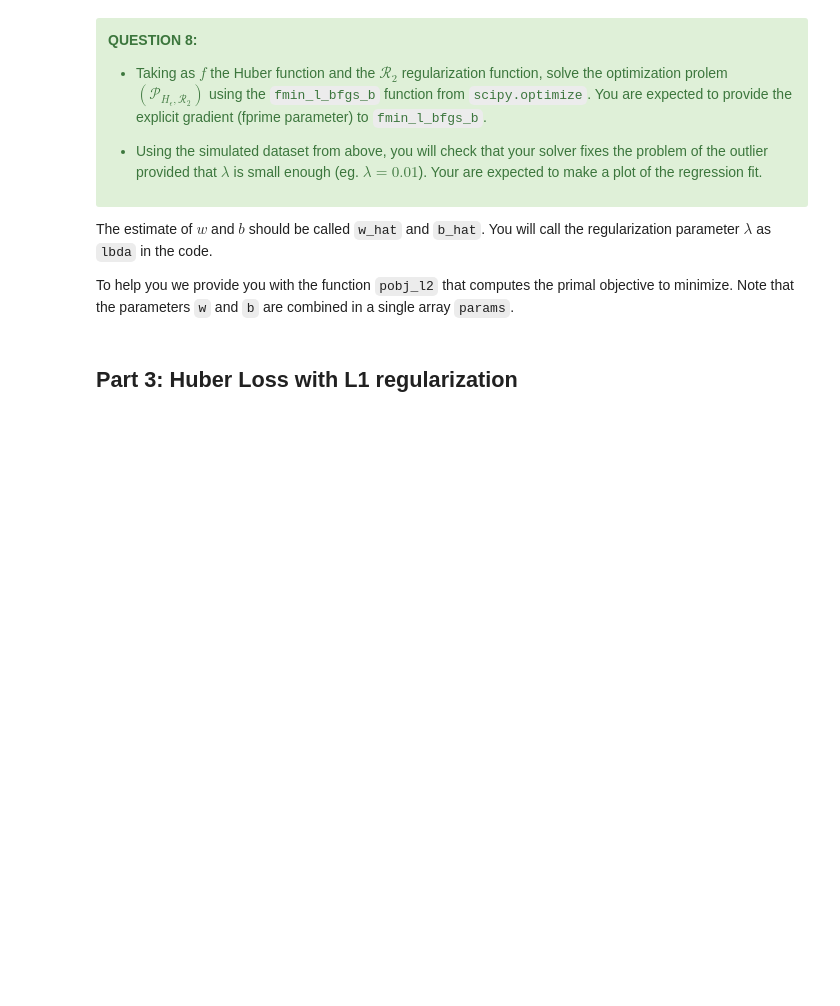
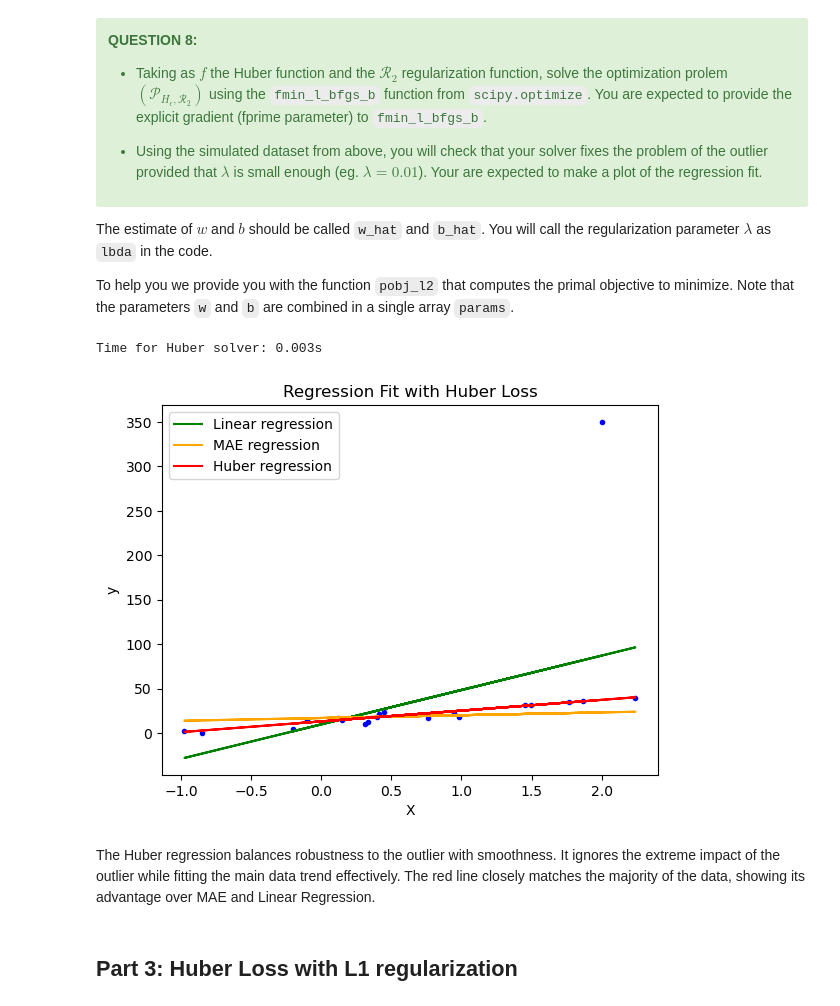
Before and after one commit to sol-dnn/robust_regression_optimization, a Jupyter notebook: project_m2_optim_data_science_2024-2025_huber.ipynb, the cells around one changed output. Drawn from its saved outputs; the diff is of its cells as text; code cells hidden in the pictures; blank space fills up the shorter version.

```diff
--- a/project_m2_optim_data_science_2024-2025_huber.ipynb
+++ b/project_m2_optim_data_science_2024-2025_huber.ipynb
@@ -445,26 +499,65 @@ Taking as $f$ the Huber function and the $\mathcal{R}_2$ regularization function
 The estimate of $w$ and $b$ should be called `w_hat` and `b_hat`. You will call the regularization parameter $\lambda$ as `lbda` in the code.
 
 To help you we provide you with the function `pobj_l2` that computes the primal objective to minimize. Note that the parameters `w` and `b` are combined in a single array `params`.
-# %%
-from scipy.optimize import fmin_l_bfgs_b
-
-lbda = 0.01
-
-def pobj_l2(params, X=X, y=y, lbda=lbda, epsilon=epsilon):
-    w = params[1:]
-    b = params[0]
-    return np.mean(huber(y - np.dot(X, w) - b, epsilon=epsilon)) + lbda * np.sum(w ** 2)
-
-
-def huber_lbfgs_l2(X=X, y=y, lbda=lbda, epsilon=epsilon):
-    # TODO
-
-    # END TODO
-    return params
-
-# TODO  (for visualization)
-
-# END TODO
+# %%
+from scipy.optimize import fmin_l_bfgs_b
+
+lbda = 0.01
+epsilon = 1.
+
+
+def pobj_l2(params, X=X, y=y, lbda=lbda, epsilon=epsilon):
+    w = params[1:]
+    b = params[0]
+    return np.mean(huber(y - np.dot(X, w) - b, epsilon=epsilon)) + lbda * np.sum(w ** 2)
+
+def pobj_grad_l2(params, X, y, lbda, epsilon=epsilon):
+    w = params[1:]
+    b = params[0]
+    huber_grad_residuals = huber_grad(y - np.dot(X, w) - b, epsilon=epsilon)
+
+    grad_b = -np.mean(huber_grad_residuals)
+    grad_w = -np.dot(X.T, huber_grad_residuals) / X.shape[0] + 2 * lbda * w
+
+    grad = np.concatenate(([grad_b], grad_w))
+    return grad
+
+
+def huber_lbfgs_l2(X=X, y=y, lbda=lbda, epsilon=epsilon):
+    n_features = X.shape[1]
+    initial_params = np.zeros(n_features + 1)
+
+    params, _, _ = fmin_l_bfgs_b(
+        func=pobj_l2,
+        x0=initial_params,
+        fprime=pobj_grad_l2,
+        args=(X, y, lbda, epsilon),
+        maxiter=1000
+    )
+    return params[1:], params[0]
+
+t0 = time.perf_counter()
+w_hat, b_hat = huber_lbfgs_l2(X, y, lbda, epsilon)
+print(f"Time for Huber solver: {time.perf_counter() - t0:.3f}s")
+
+ypred_hub = X.dot(w_hat)+b_hat
+x = X[:, 0]
+
+plt.plot(x, y, 'b.')
+plt.plot(x, y_pred, 'g-', label="Linear regression")
+plt.plot(x, ypred_mae, 'orange', label="MAE regression")
+plt.plot(x, ypred_hub, 'r-', label="Huber regression")
+plt.title("Regression Fit with Huber Loss")
+plt.xlabel("X")
+plt.ylabel("y")
+plt.legend(loc=0)
+plt.show()
+# END TODO
+# %% [output]
+Time for Huber solver: 0.003s
+[figure, added]
+# %% [markdown]
+The Huber regression balances robustness to the outlier with smoothness. It ignores the extreme impact of the outlier while fitting the main data trend effectively. The red line closely matches the majority of the data, showing its advantage over MAE and Linear Regression.
 # %% [markdown]
 ## Part 3: Huber Loss with L1 regularization
 # %% [markdown]
```
Also changed, not shown: parts of 10 cells of this notebook, 1 other file.
